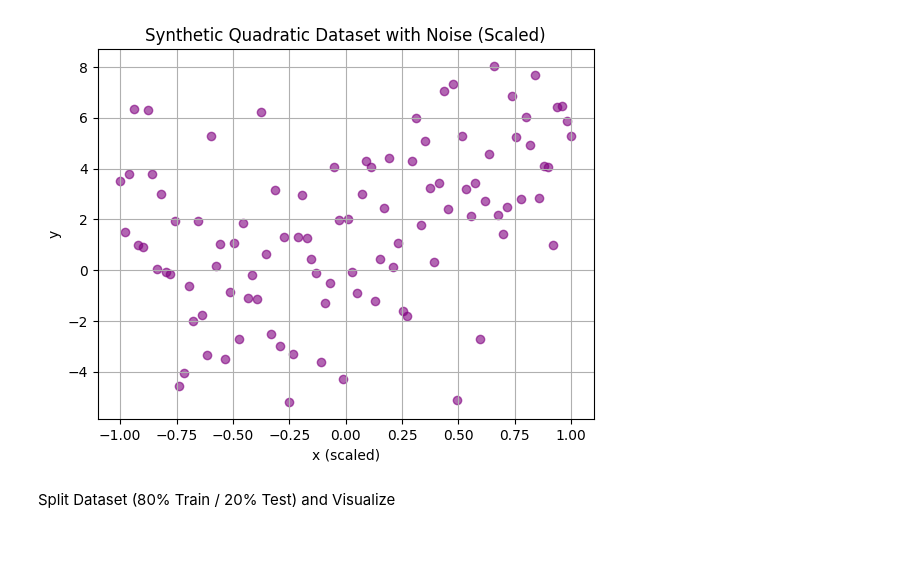
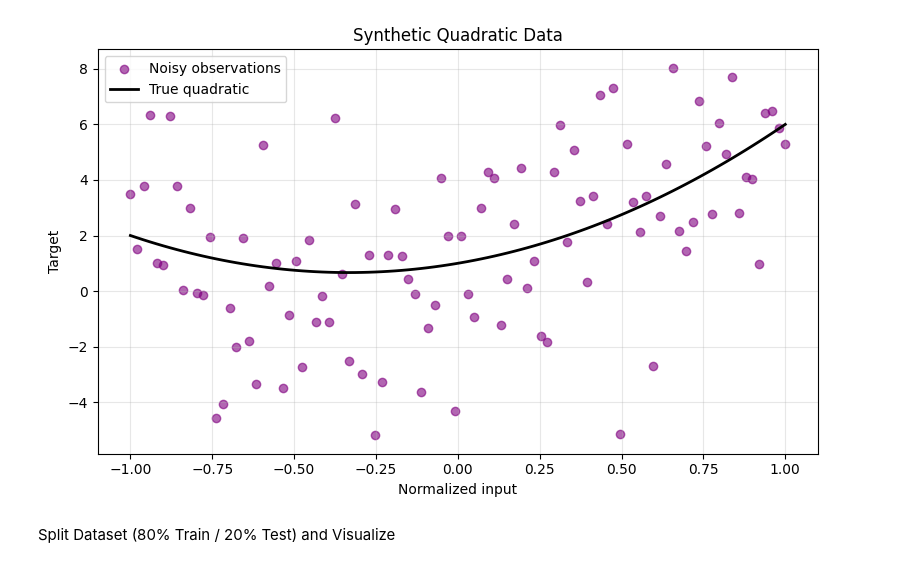
Before and after one commit to Lucid1498/polynomial-regression-from-scratch, a Jupyter notebook: notebooks/polynomial_regression_from_scratch.ipynb, the cells around one changed output. Cells and saved outputs as stored; diff of their text form; code cells hidden in the pictures.

Commit message:
Improve project introduction and clarify synthetic data scaling

```diff
--- a/notebooks/polynomial_regression_from_scratch.ipynb
+++ b/notebooks/polynomial_regression_from_scratch.ipynb
@@ -24,29 +53,41 @@ Synthetic Data Initialization (Quadratic + Noise)
 # %%
 import numpy as np
 import matplotlib.pyplot as plt
 
-# Set seed for reproducibility
+# Preserve reproducibility of the original experiment.
 np.random.seed(42)
 
-# Generate input values and scale to [-1, 1]
-X = np.linspace(-10, 10, 100)
-X_scaled = X / 10.0  # scale to avoid gradient explosion
+N_SAMPLES = 100
+INPUT_SCALE = 10.0
+NOISE_STD = 3.0
+TRUE_THETA = np.array([1.0, 2.0, 3.0])
 
-# Generate noise
-epsilon = np.random.normal(0, 3, size=X.shape)
+X = np.linspace(-10.0, 10.0, N_SAMPLES)
+X_scaled = X / INPUT_SCALE
 
-# Generate output values using scaled X
-y = 3 * X_scaled**2 + 2 * X_scaled + 1 + epsilon
+# Construct the target in the normalized input space.
+y_true = (
+    TRUE_THETA[0]
+    + TRUE_THETA[1] * X_scaled
+    + TRUE_THETA[2] * X_scaled**2
+)
+epsilon = np.random.normal(0.0, NOISE_STD, size=N_SAMPLES)
+y = y_true + epsilon
 
-# Plot the synthetic dataset
-plt.scatter(X_scaled, y, color='purple', alpha=0.6)
-plt.title("Synthetic Quadratic Dataset with Noise (Scaled)")
-plt.xlabel("x (scaled)")
-plt.ylabel("y")
-plt.grid(True)
+fig, ax = plt.subplots(figsize=(8, 5))
+ax.scatter(X_scaled, y, color="purple", alpha=0.6, label="Noisy observations")
+ax.plot(X_scaled, y_true, color="black", linewidth=2, label="True quadratic")
+ax.set(
+    title="Synthetic Quadratic Data",
+    xlabel="Normalized input",
+    ylabel="Target",
+)
+ax.legend()
+ax.grid(True, alpha=0.3)
+fig.tight_layout()
 plt.show()
 # %% [output]
-[figure, old version]
+[figure, new version]
 # %% [markdown]
 Split Dataset (80% Train / 20% Test) and Visualize
 # %%
```
Also changed, not shown: parts of 6 cells of this notebook.
